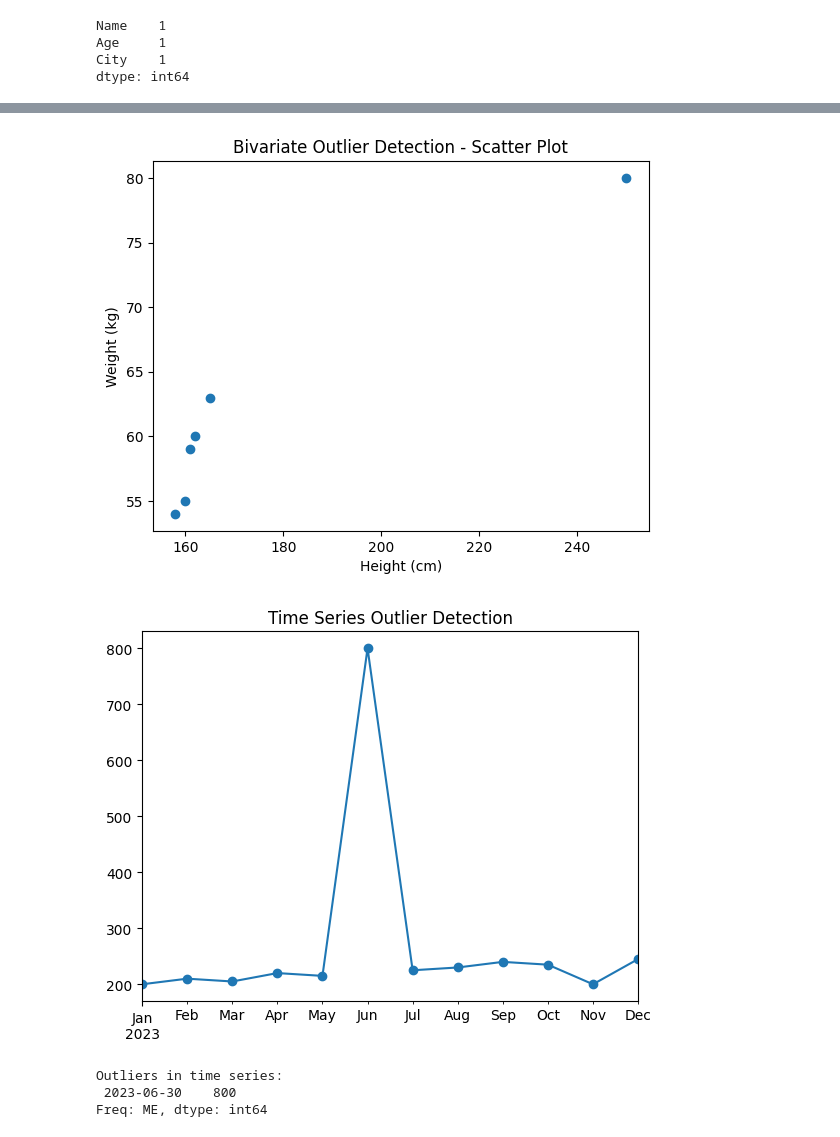
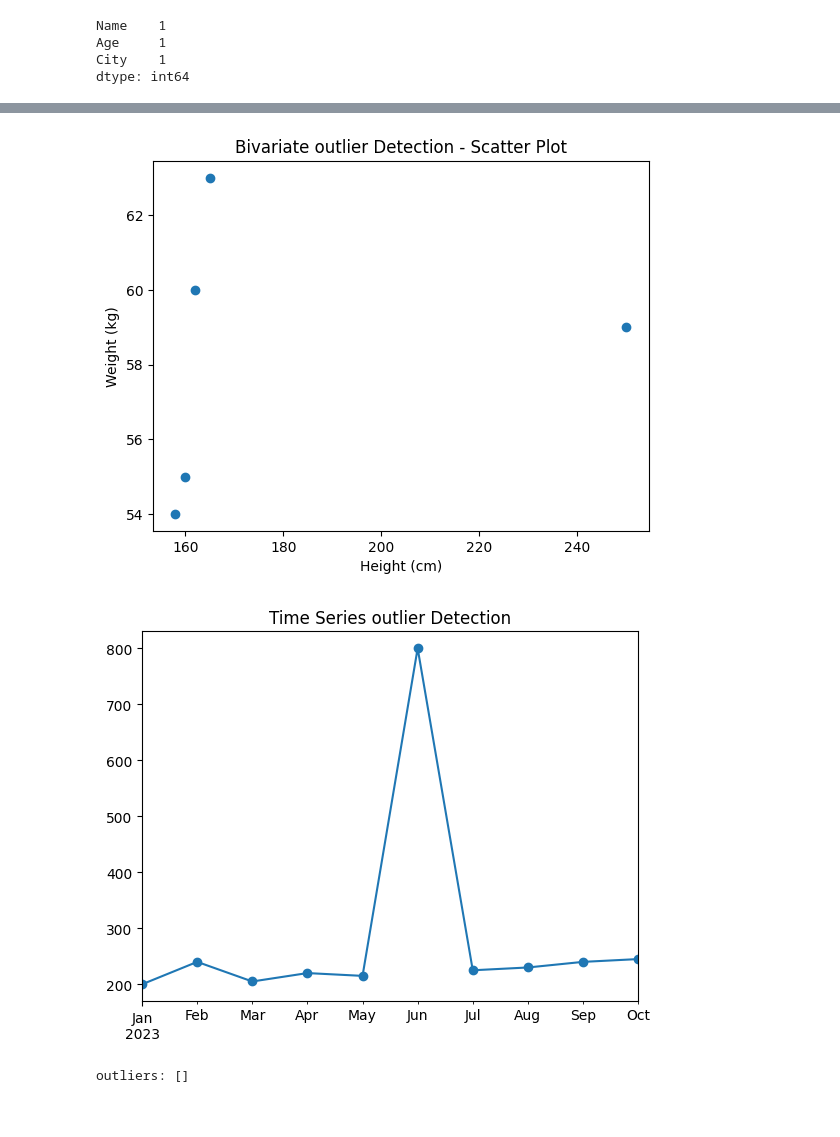
Before and after one commit to harish-git63/Demo1, a Jupyter notebook: HARISH_AIML_LAB_1_.ipynb, the cells around one changed output, grey strips where cells are left out. Drawn from its saved outputs; the diff is of its cells as text; code cells hidden in the pictures.

```diff
--- a/HARISH_AIML_LAB_1_.ipynb
+++ b/HARISH_AIML_LAB_1_.ipynb
@@ -3091,33 +2999,27 @@ Outliers: [250]
 import matplotlib.pyplot as plt
 import numpy as np
 
-height = np.array([160, 162, 158, 165, 161, 250])
-weight = np.array([55, 60, 54, 63, 59, 80])
+height = np.array([160,162,158,165,250])
+weight = np.array([55,60,54,63,59])
 
-plt.scatter(height, weight)
+plt.scatter(height,weight)
 plt.xlabel("Height (cm)")
 plt.ylabel("Weight (kg)")
-plt.title("Bivariate Outlier Detection - Scatter Plot")
+plt.title("Bivariate outlier Detection - Scatter Plot")
 plt.show()
 # %% [output]
-[figure, old version]
+[figure, new version]
 # %%
 import pandas as pd
 import matplotlib.pyplot as plt
-
-dates = pd.date_range(start='2023-01-01', periods=12, freq='M')
-sales = pd.Series([200, 210, 205, 220, 215, 800, 225, 230, 240, 235,200, 245], index=dates)
-
-sales.plot(marker='o', title="Time Series Outlier Detection")
+dates=pd.date_range(start='2023-01-01',periods=10,freq='M')
+sales=pd.Series([200,240,205,220,215,800,225,230,240,245],index=dates)
+sales.plot(marker='o',title="Time Series outlier Detection")
 plt.show()
-
-# Simple detection: mean ± 3*std
-mean = sales.mean()
-std = sales.std()
-outliers = sales[(sales > mean + 3*std) | (sales < mean - 3*std)]
-print("Outliers in time series:\n", outliers)
+mean=sales.mean()
+std=sales.std()
+outliers=sales[(sales<mean-3*std)|(sales>mean+3*std)]
+print("outliers:",outliers.values)
 # %% [output]
-[figure, old version]
+[figure, new version]
-Outliers in time series:
- 2023-06-30    800
-Freq: ME, dtype: int64
+outliers: []
```
Also changed, not shown: parts of 12 cells of this notebook.
